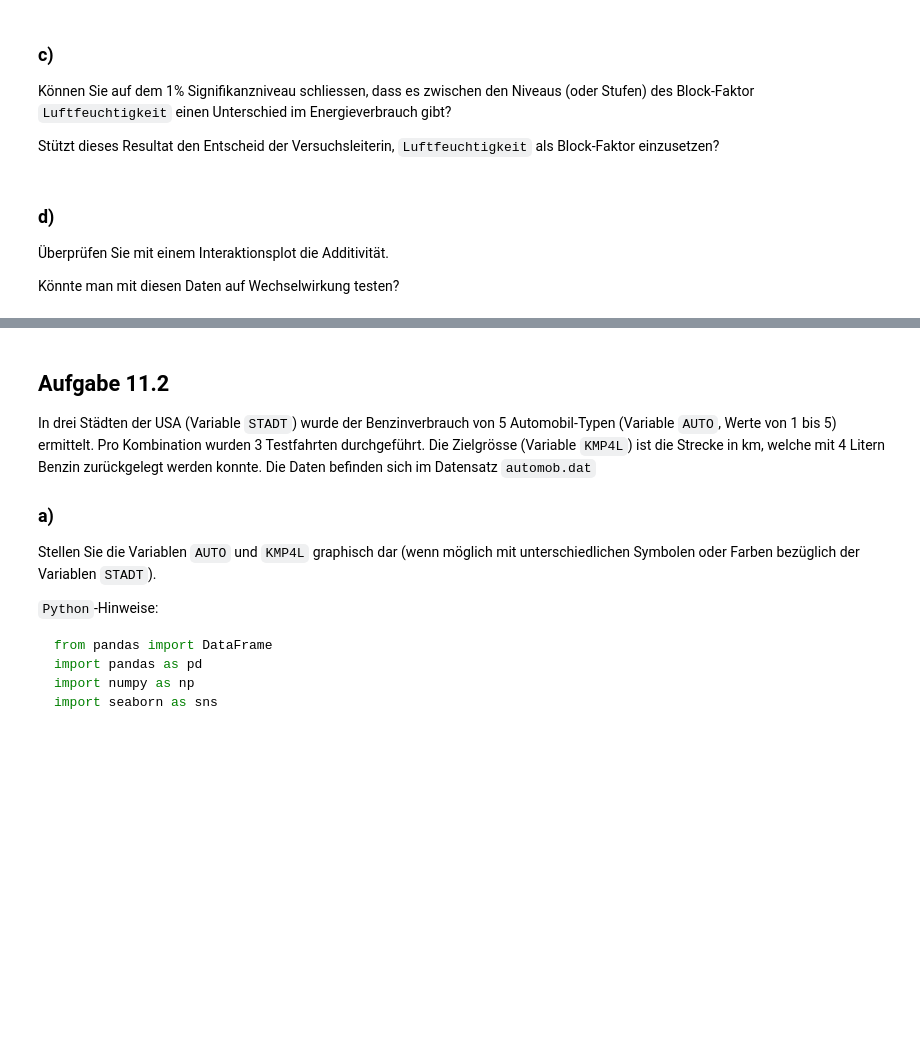
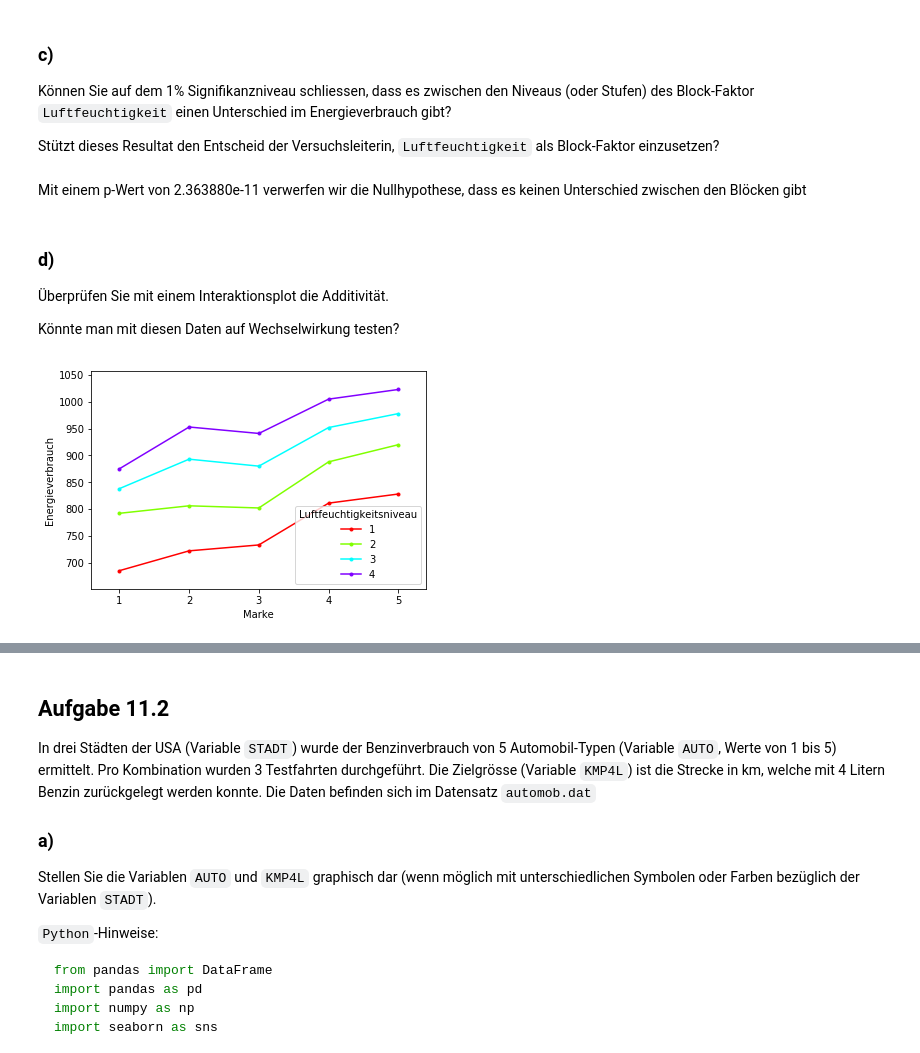
Before and after one commit to KilnOfTheSecondFlame/STAT_HS18_Exercises, a Jupyter notebook: 11_Exercise11/11_Exercise 11.ipynb, the cells around one changed output, grey strips where cells are left out. Drawn from its saved outputs; the diff is of its cells as text; code cells hidden in the pictures; blank space fills up the shorter version.

````diff
--- a/11_Exercise11/11_Exercise 11.ipynb
+++ b/11_Exercise11/11_Exercise 11.ipynb
@@ -37,3 +37,21 @@ df=DataFrame({
 "Energieverbrauch" : np.array([685, 792, 838 , ..])
 })
 ```
+# %%
+from pandas import DataFrame
+import pandas as pd
+import numpy as np
+import seaborn as sns
+import scipy.stats as st
+from statsmodels.formula.api import ols
+from statsmodels.stats.anova import anova_lm
+from statsmodels.graphics.factorplots import interaction_plot
+import matplotlib.pyplot as plt
+from patsy.contrasts import Sum
+
+luftf = DataFrame({
+    "Marke": np.repeat(["1", "2", "3", "4", "5"], 4),
+    "Luftfeuchtigkeitsniveau" : np.tile(["1", "2", "3", "4"], 5),
+    "Energieverbrauch" : np.array([685, 792, 838, 875, 722, 806, 893, 953, 733, 802, 880, 941, 811, 888, 952, 1005, 828, 920, 978, 1023])
+})
+luftf.head()
@@ -53,8 +88,16 @@ anova_lm(fit)
 Können Sie auf dem 1% Signifikanzniveau schliessen, dass es zwischen den Niveaus (oder Stufen) des Block-Faktor `Luftfeuchtigkeit` einen Unterschied im Energieverbrauch gibt?
 
 Stützt dieses Resultat den Entscheid der Versuchsleiterin, `Luftfeuchtigkeit` als Block-Faktor einzusetzen?
+# %% [markdown]
+Mit einem p-Wert von 2.363880e-11 verwerfen wir die Nullhypothese, dass es keinen Unterschied zwischen den Blöcken gibt
 # %% [markdown]
 ### d)
 Überprüfen Sie mit einem Interaktionsplot die Additivität.
 
 Könnte man mit diesen Daten auf Wechselwirkung testen?
+# %%
+interaction_plot(x=luftf["Marke"], trace=luftf["Luftfeuchtigkeitsniveau"], response=luftf["Energieverbrauch"])
+plt.ylabel("Energieverbrauch")
+plt.show()
+# %% [output]
+[figure, added]
````
Also changed, not shown: parts of 5 cells of this notebook.
